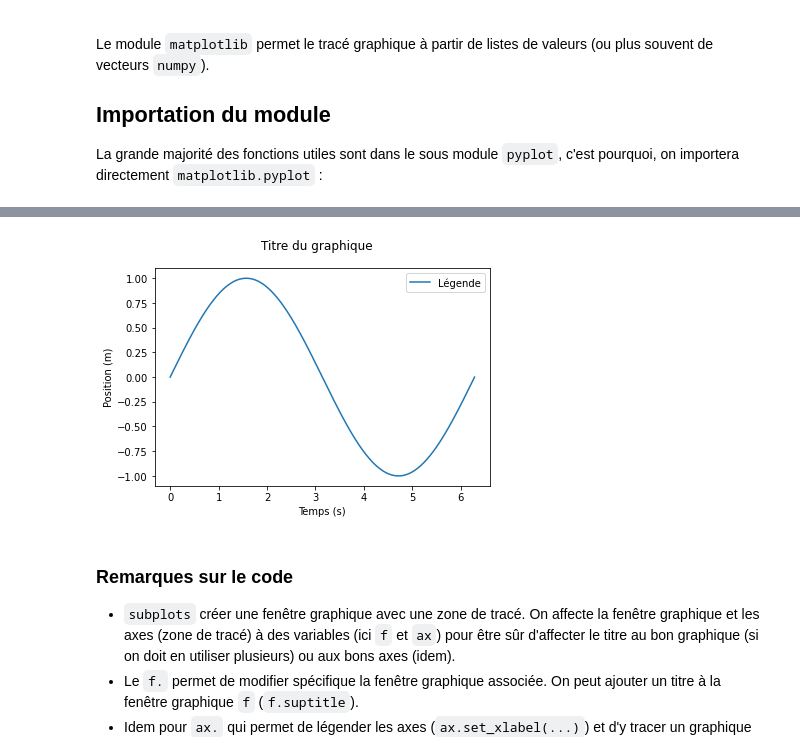
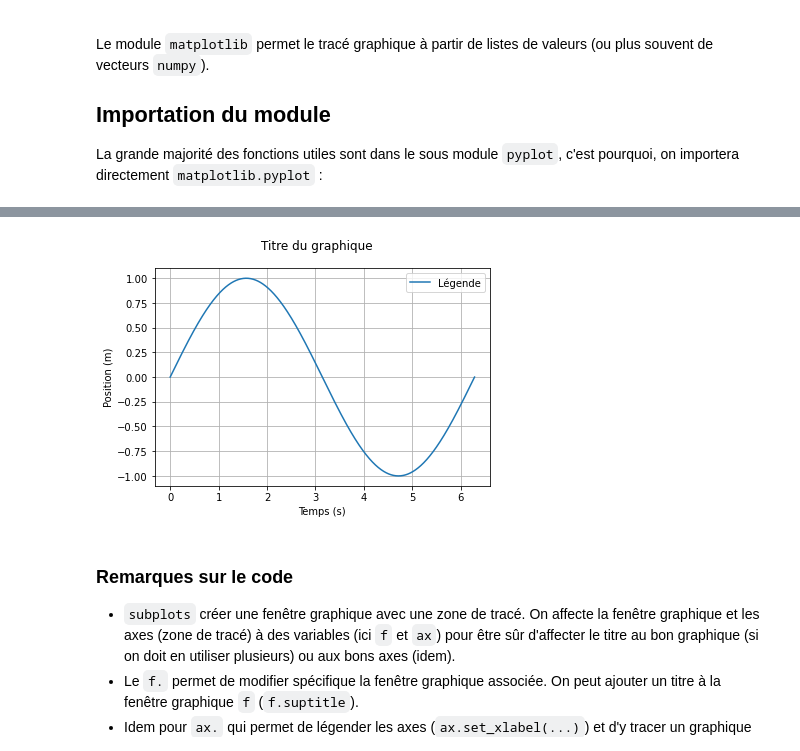
Before and after one commit to pcsi3physiquestan/intro_python, a Jupyter notebook: _sources/notebook/plt_presentation.ipynb, the cells around one changed output, grey strips where cells are left out. Drawn from its saved outputs; the diff is of its cells as text; code cells hidden in the pictures.

```diff
--- a/_sources/notebook/plt_presentation.ipynb
+++ b/_sources/notebook/plt_presentation.ipynb
@@ -33,30 +33,32 @@ On distinguera par la suite la fenêtre graphique des axes (endroit où on trace
 # %%
 """
 On crée les données à tracer. Ici le tracer d'une fonction sinus
 """
 import numpy as np  # Les vecteurs numpy sont plus facilement manipulables.
 x = np.linspace(0, 2 * np.pi, 1000)  # 1000 points espacés entre 0 et 2pi
 y = np.sin(x)  # Numpy permet d'appliquer sin() aux 1000 points en une ligne.
 
 
 
 """
 On crée maintenant le graphique
 """
 f, ax = plt.subplots()  # On crée la fenêtre graphique et les axes (= zone de tracé, ici une seule zone)
 
 f.suptitle("Titre du graphique")  # On donne un titre au graphique
 
 ax.set_xlabel("Temps (s)")  # On légende les abscisses de la zone de tracé
 ax.set_ylabel("Position (m)")  # On légende les ordonnées de la zone de tracé
 
 ax.plot(x, y, label="Légende")  # On trace la courbe voulue
 
 ax.legend()  # On affiche la légende de la zone de tracé
 
+ax.grid()  # Optionnel : permet d'afficher une grille sur le graphique
+
 plt.show()  # On demande d'afficher le graphique.
 # %% [output]
-[figure, old version]
+[figure, new version]
 # %% [markdown]
 ### Remarques sur le code
 * `subplots` créer une fenêtre graphique avec une zone de tracé. On affecte la fenêtre graphique et les axes (zone de tracé) à des variables (ici `f` et `ax`) pour être sûr d'affecter le titre au bon graphique (si on doit en utiliser plusieurs) ou aux bons axes (idem).
```
Also changed, not shown: 40 other files.
